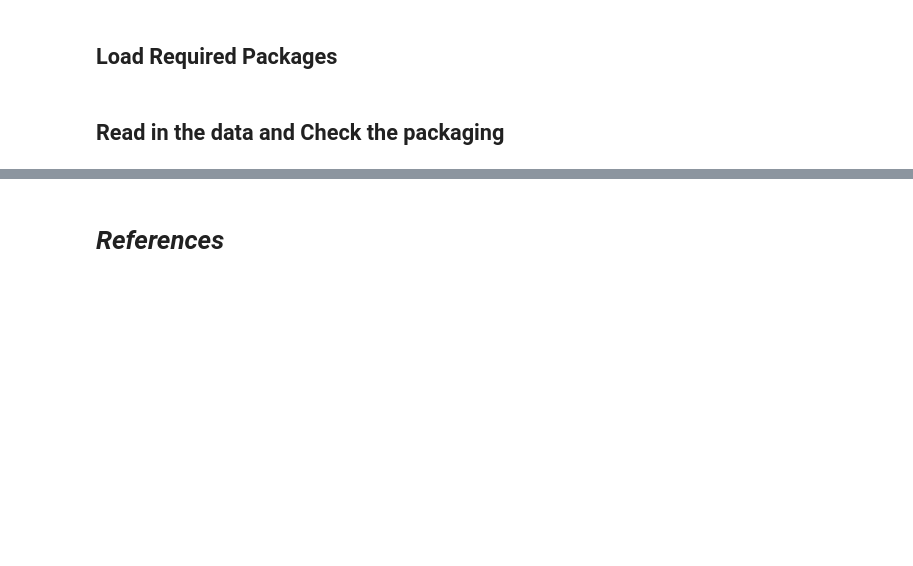
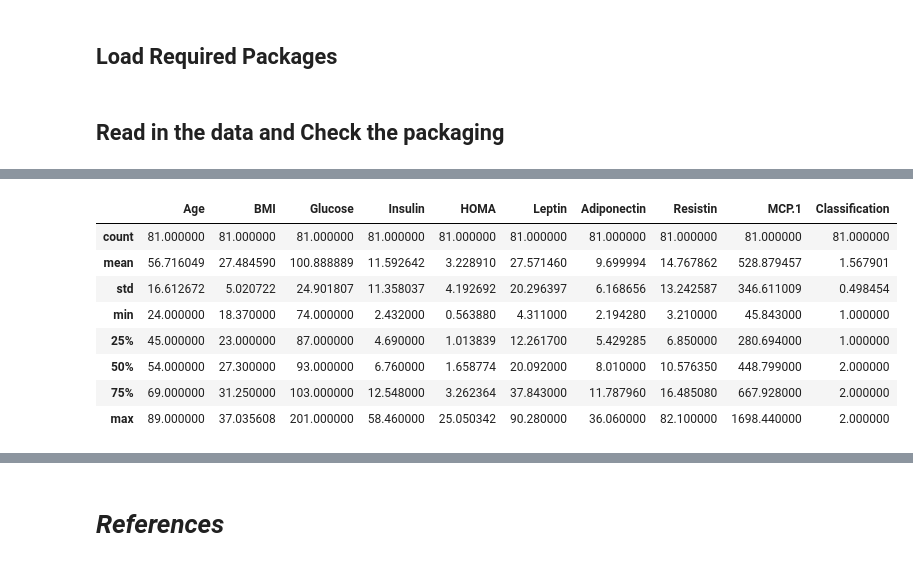
Before and after one commit to rahulkuriyedath/Breast-Cancer-Prediction, a Jupyter notebook: src/EDA.ipynb, the cells around one changed output, grey strips where cells are left out. Saved outputs shown, nothing was run; the diff lists cells and outputs as text; code cells hidden in the pictures; blank space fills up the shorter version.

```diff
--- a/src/EDA.ipynb
+++ b/src/EDA.ipynb
@@ -168,0 +82,12 @@ tidy_df
+# %%
+train_df.describe(include = "all")
+# %% [output]
+|  | Age | BMI | Glucose | Insulin | HOMA | Leptin | Adiponectin | Resistin | MCP.1 | Classification |
+| count | 81.000000 | 81.000000 | 81.000000 | 81.000000 | 81.000000 | 81.000000 | 81.000000 | 81.000000 | 81.000000 | 81.000000 |
+| mean | 56.716049 | 27.484590 | 100.888889 | 11.592642 | 3.228910 | 27.571460 | 9.699994 | 14.767862 | 528.879457 | 1.567901 |
+| std | 16.612672 | 5.020722 | 24.901807 | 11.358037 | 4.192692 | 20.296397 | 6.168656 | 13.242587 | 346.611009 | 0.498454 |
+| min | 24.000000 | 18.370000 | 74.000000 | 2.432000 | 0.563880 | 4.311000 | 2.194280 | 3.210000 | 45.843000 | 1.000000 |
+| 25% | 45.000000 | 23.000000 | 87.000000 | 4.690000 | 1.013839 | 12.261700 | 5.429285 | 6.850000 | 280.694000 | 1.000000 |
+| 50% | 54.000000 | 27.300000 | 93.000000 | 6.760000 | 1.658774 | 20.092000 | 8.010000 | 10.576350 | 448.799000 | 2.000000 |
+| 75% | 69.000000 | 31.250000 | 103.000000 | 12.548000 | 3.262364 | 37.843000 | 11.787960 | 16.485080 | 667.928000 | 2.000000 |
+| max | 89.000000 | 37.035608 | 201.000000 | 58.460000 | 25.050342 | 90.280000 | 36.060000 | 82.100000 | 1698.440000 | 2.000000 |
```
Also changed, not shown: parts of 26 cells of this notebook.
